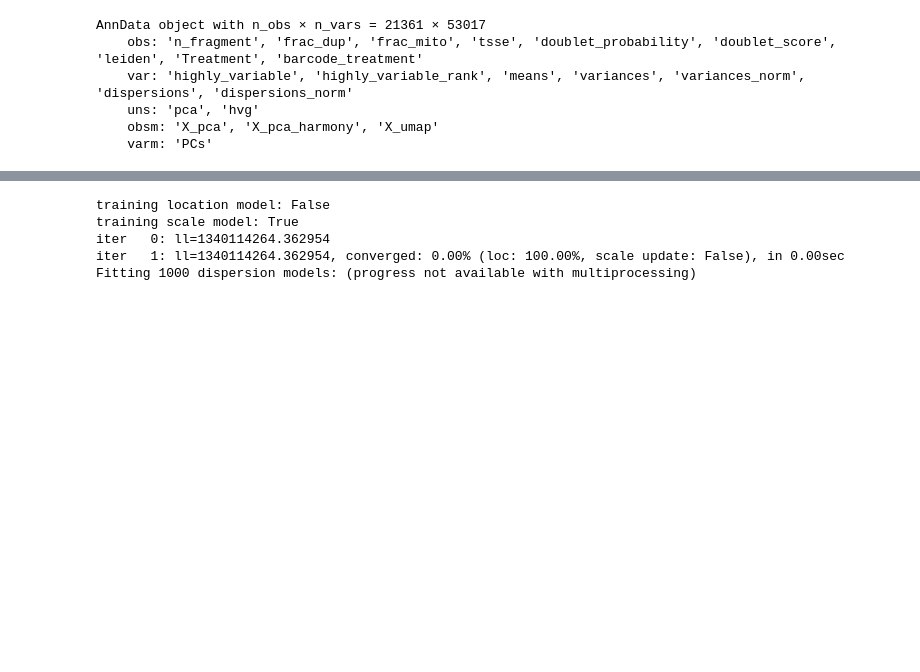
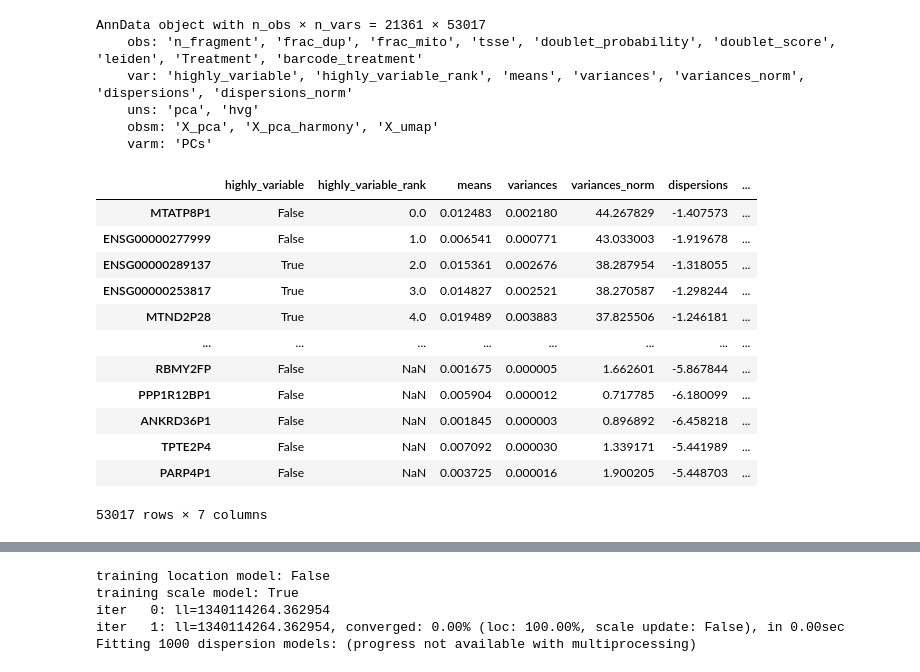
Before and after one commit to Droslj/scATAC-seq-complete-, a Jupyter notebook: scATAC_seq_(2)_DA_diffxpy.ipynb, the cells around one changed output, grey strips where cells are left out. Saved outputs shown, nothing was run; the diff lists cells and outputs as text; code cells hidden in the pictures; blank space fills up the shorter version.

```diff
--- a/scATAC_seq_(2)_DA_diffxpy.ipynb
+++ b/scATAC_seq_(2)_DA_diffxpy.ipynb
@@ -268,3 +268,22 @@ AnnData object with n_obs × n_vars = 21361 × 53017
     varm: 'PCs'
 # %%
 import dask.array as da
+# %%
+# Sort genes by 'highly_variable_rank' in ascending order (lower rank = more variable)
+adata_concat.var = adata_concat.var.sort_values(by='highly_variable_rank')
+
+adata_concat.var
+# %% [output]
+|  | highly_variable | highly_variable_rank | means | variances | variances_norm | dispersions | ... |
+| MTATP8P1 | False | 0.0 | 0.012483 | 0.002180 | 44.267829 | -1.407573 | ... |
+| ENSG00000277999 | False | 1.0 | 0.006541 | 0.000771 | 43.033003 | -1.919678 | ... |
+| ENSG00000289137 | True | 2.0 | 0.015361 | 0.002676 | 38.287954 | -1.318055 | ... |
+| ENSG00000253817 | True | 3.0 | 0.014827 | 0.002521 | 38.270587 | -1.298244 | ... |
+| MTND2P28 | True | 4.0 | 0.019489 | 0.003883 | 37.825506 | -1.246181 | ... |
+| ... | ... | ... | ... | ... | ... | ... | ... |
+| RBMY2FP | False | NaN | 0.001675 | 0.000005 | 1.662601 | -5.867844 | ... |
+| PPP1R12BP1 | False | NaN | 0.005904 | 0.000012 | 0.717785 | -6.180099 | ... |
+| ANKRD36P1 | False | NaN | 0.001845 | 0.000003 | 0.896892 | -6.458218 | ... |
+| TPTE2P4 | False | NaN | 0.007092 | 0.000030 | 1.339171 | -5.441989 | ... |
+| PARP4P1 | False | NaN | 0.003725 | 0.000016 | 1.900205 | -5.448703 | ... |
+53017 rows × 7 columns
```
Also changed, not shown: parts of 2 cells of this notebook.
